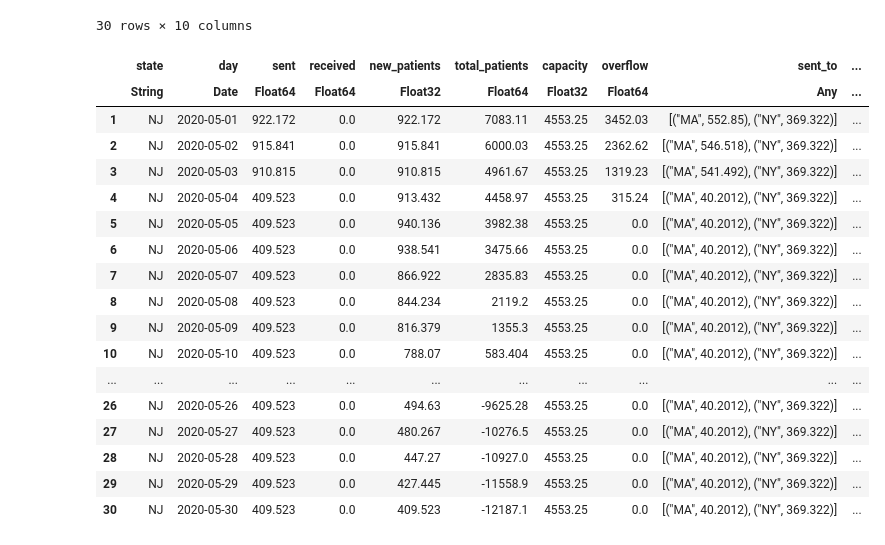
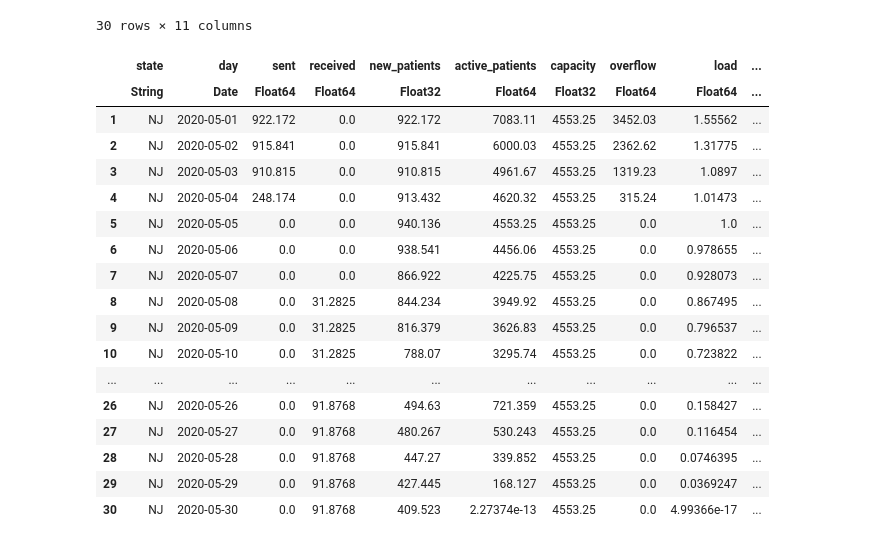
Before and after one commit to flixpar/covid-resource-allocation, a Jupyter notebook: notebooks/patients/patient_allocation_base.ipynb, the cells around one changed output. Cells and saved outputs as stored; diff of their text form; code cells hidden in the pictures.

Commit message:
patient alloc results processing

```diff
--- a/notebooks/patients/patient_allocation_base.ipynb
+++ b/notebooks/patients/patient_allocation_base.ipynb
@@ -69,7 +69,7 @@ model = patient_allocation(
     adj,
     hospitalized_days=hospitalized_days,
     send_new_only=true,
-    sendrecieve_switch_time=3,
+    sendreceive_switch_time=3,
     min_send_amt=10,
     smoothness_penalty=0.001,
     setup_cost=0,
@@ -198,0 +101,2 @@ First day:
+# %%
+results = PatientAllocationResults.results_all(sent, beds, forecast_initial, forecast_admitted, forecast_discharged, states, start_date, hospitalized_days);
@@ -199,23 +159,23 @@ First day:
 # %%
 s = "NJ"
-filter(row -> row.state == s, outcomes)
+filter(row -> row.state == s, results.complete_table)
 # %% [output]
-30 rows × 10 columns
+30 rows × 11 columns
-|  | state | day | sent | received | new_patients | total_patients | capacity | overflow | sent_to | ... |
-|  | String | Date | Float64 | Float64 | Float32 | Float64 | Float32 | Float64 | Any | ... |
-| 1 | NJ | 2020-05-01 | 922.172 | 0.0 | 922.172 | 7083.11 | 4553.25 | 3452.03 | [("MA", 552.85), ("NY", 369.322)] | ... |
-| 2 | NJ | 2020-05-02 | 915.841 | 0.0 | 915.841 | 6000.03 | 4553.25 | 2362.62 | [("MA", 546.518), ("NY", 369.322)] | ... |
-| 3 | NJ | 2020-05-03 | 910.815 | 0.0 | 910.815 | 4961.67 | 4553.25 | 1319.23 | [("MA", 541.492), ("NY", 369.322)] | ... |
-| 4 | NJ | 2020-05-04 | 409.523 | 0.0 | 913.432 | 4458.97 | 4553.25 | 315.24 | [("MA", 40.2012), ("NY", 369.322)] | ... |
-| 5 | NJ | 2020-05-05 | 409.523 | 0.0 | 940.136 | 3982.38 | 4553.25 | 0.0 | [("MA", 40.2012), ("NY", 369.322)] | ... |
-| 6 | NJ | 2020-05-06 | 409.523 | 0.0 | 938.541 | 3475.66 | 4553.25 | 0.0 | [("MA", 40.2012), ("NY", 369.322)] | ... |
-| 7 | NJ | 2020-05-07 | 409.523 | 0.0 | 866.922 | 2835.83 | 4553.25 | 0.0 | [("MA", 40.2012), ("NY", 369.322)] | ... |
-| 8 | NJ | 2020-05-08 | 409.523 | 0.0 | 844.234 | 2119.2 | 4553.25 | 0.0 | [("MA", 40.2012), ("NY", 369.322)] | ... |
-| 9 | NJ | 2020-05-09 | 409.523 | 0.0 | 816.379 | 1355.3 | 4553.25 | 0.0 | [("MA", 40.2012), ("NY", 369.322)] | ... |
-| 10 | NJ | 2020-05-10 | 409.523 | 0.0 | 788.07 | 583.404 | 4553.25 | 0.0 | [("MA", 40.2012), ("NY", 369.322)] | ... |
+|  | state | day | sent | received | new_patients | active_patients | capacity | overflow | load | ... |
+|  | String | Date | Float64 | Float64 | Float32 | Float64 | Float32 | Float64 | Float64 | ... |
+| 1 | NJ | 2020-05-01 | 922.172 | 0.0 | 922.172 | 7083.11 | 4553.25 | 3452.03 | 1.55562 | ... |
+| 2 | NJ | 2020-05-02 | 915.841 | 0.0 | 915.841 | 6000.03 | 4553.25 | 2362.62 | 1.31775 | ... |
+| 3 | NJ | 2020-05-03 | 910.815 | 0.0 | 910.815 | 4961.67 | 4553.25 | 1319.23 | 1.0897 | ... |
+| 4 | NJ | 2020-05-04 | 248.174 | 0.0 | 913.432 | 4620.32 | 4553.25 | 315.24 | 1.01473 | ... |
+| 5 | NJ | 2020-05-05 | 0.0 | 0.0 | 940.136 | 4553.25 | 4553.25 | 0.0 | 1.0 | ... |
+| 6 | NJ | 2020-05-06 | 0.0 | 0.0 | 938.541 | 4456.06 | 4553.25 | 0.0 | 0.978655 | ... |
+| 7 | NJ | 2020-05-07 | 0.0 | 0.0 | 866.922 | 4225.75 | 4553.25 | 0.0 | 0.928073 | ... |
+| 8 | NJ | 2020-05-08 | 0.0 | 31.2825 | 844.234 | 3949.92 | 4553.25 | 0.0 | 0.867495 | ... |
+| 9 | NJ | 2020-05-09 | 0.0 | 31.2825 | 816.379 | 3626.83 | 4553.25 | 0.0 | 0.796537 | ... |
+| 10 | NJ | 2020-05-10 | 0.0 | 31.2825 | 788.07 | 3295.74 | 4553.25 | 0.0 | 0.723822 | ... |
 | ... | ... | ... | ... | ... | ... | ... | ... | ... | ... | ... |
-| 26 | NJ | 2020-05-26 | 409.523 | 0.0 | 494.63 | -9625.28 | 4553.25 | 0.0 | [("MA", 40.2012), ("NY", 369.322)] | ... |
-| 27 | NJ | 2020-05-27 | 409.523 | 0.0 | 480.267 | -10276.5 | 4553.25 | 0.0 | [("MA", 40.2012), ("NY", 369.322)] | ... |
-| 28 | NJ | 2020-05-28 | 409.523 | 0.0 | 447.27 | -10927.0 | 4553.25 | 0.0 | [("MA", 40.2012), ("NY", 369.322)] | ... |
-| 29 | NJ | 2020-05-29 | 409.523 | 0.0 | 427.445 | -11558.9 | 4553.25 | 0.0 | [("MA", 40.2012), ("NY", 369.322)] | ... |
-| 30 | NJ | 2020-05-30 | 409.523 | 0.0 | 409.523 | -12187.1 | 4553.25 | 0.0 | [("MA", 40.2012), ("NY", 369.322)] | ... |
+| 26 | NJ | 2020-05-26 | 0.0 | 91.8768 | 494.63 | 721.359 | 4553.25 | 0.0 | 0.158427 | ... |
+| 27 | NJ | 2020-05-27 | 0.0 | 91.8768 | 480.267 | 530.243 | 4553.25 | 0.0 | 0.116454 | ... |
+| 28 | NJ | 2020-05-28 | 0.0 | 91.8768 | 447.27 | 339.852 | 4553.25 | 0.0 | 0.0746395 | ... |
+| 29 | NJ | 2020-05-29 | 0.0 | 91.8768 | 427.445 | 168.127 | 4553.25 | 0.0 | 0.0369247 | ... |
+| 30 | NJ | 2020-05-30 | 0.0 | 91.8768 | 409.523 | 2.27374e-13 | 4553.25 | 0.0 | 4.99366e-17 | ... |
```
Also changed, not shown: parts of 17 cells of this notebook, 1 other file.
